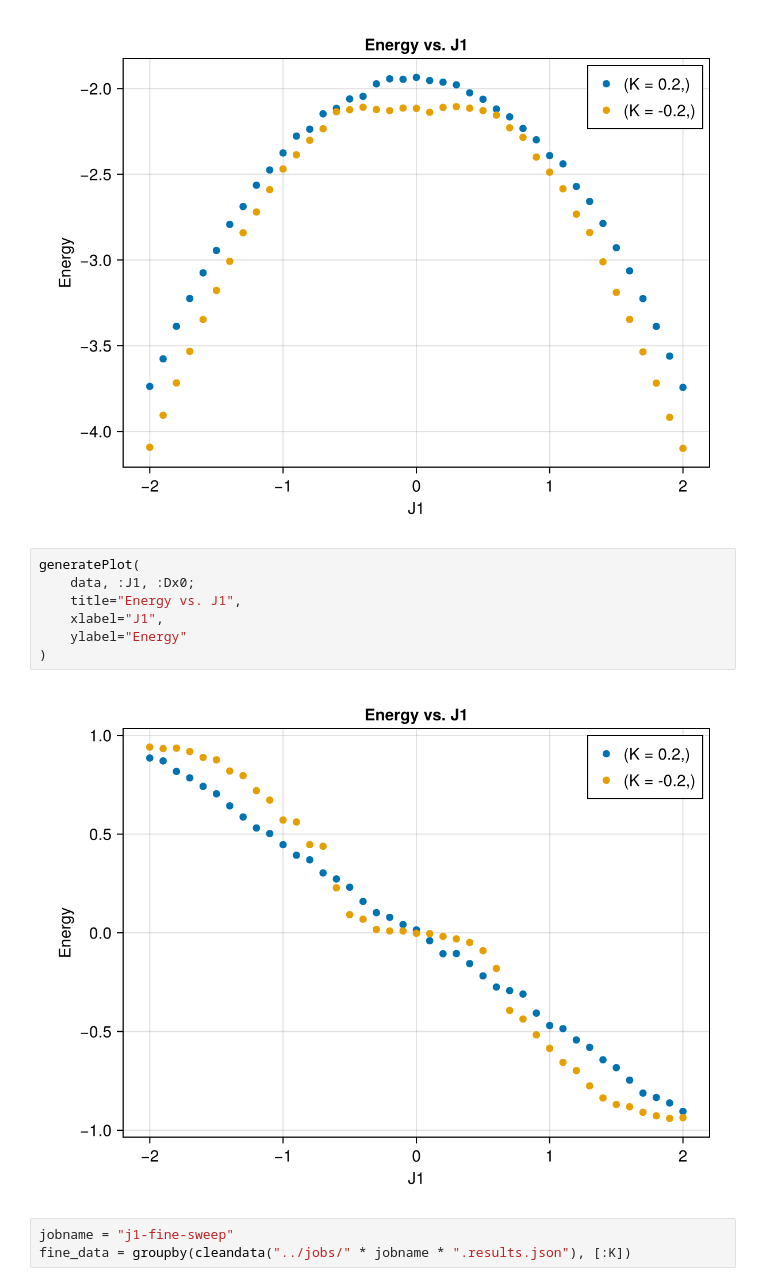
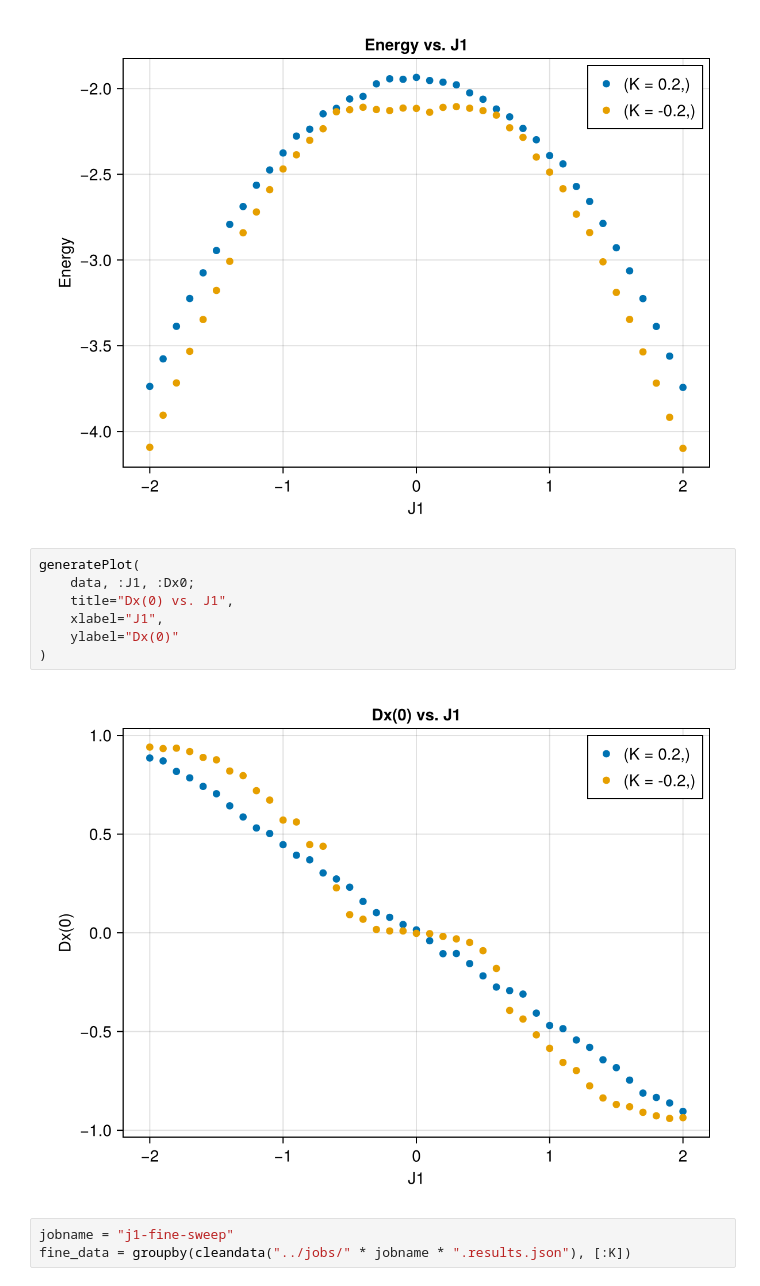
Before and after one commit to PatXue/Biquadratic.jl, a Jupyter notebook: analysis/j1-sweep.ipynb, the cells around one changed output. Saved outputs shown, nothing was run; the diff lists cells and outputs as text.

Commit message:
Correct plot axes

```diff
--- a/analysis/j1-sweep.ipynb
+++ b/analysis/j1-sweep.ipynb
@@ -112,12 +112,12 @@ generatePlot(
 # %%
 generatePlot(
     data, :J1, :Dx0;
-    title="Energy vs. J1",
+    title="Dx(0) vs. J1",
     xlabel="J1",
-    ylabel="Energy"
+    ylabel="Dx(0)"
 )
 # %% [output]
-[figure, old version]
+[figure, new version]
 # %%
 jobname = "j1-fine-sweep"
 fine_data = groupby(cleandata("../jobs/" * jobname * ".results.json"), [:K])
```
Also changed, not shown: parts of 1 cell of this notebook.
